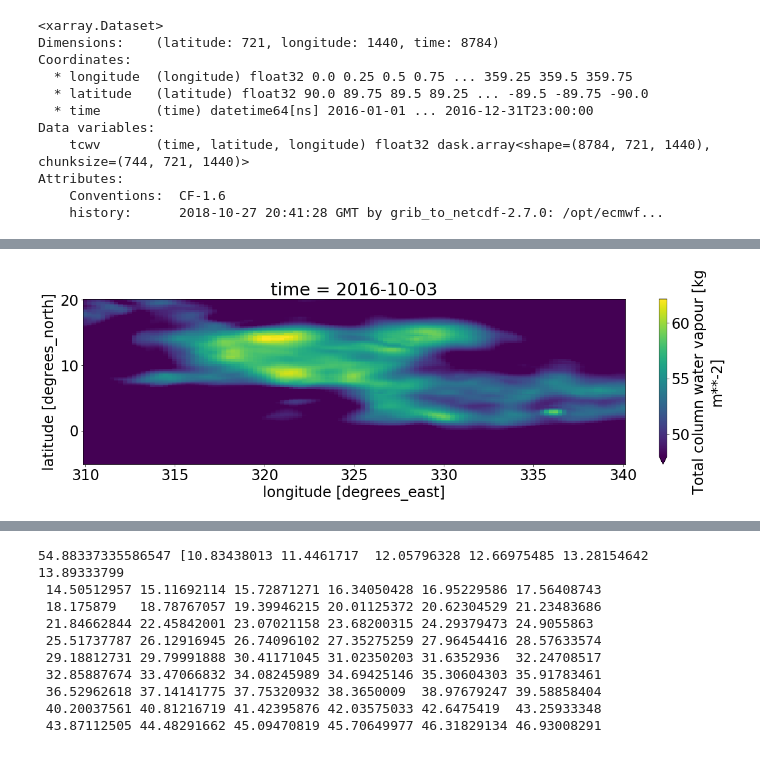
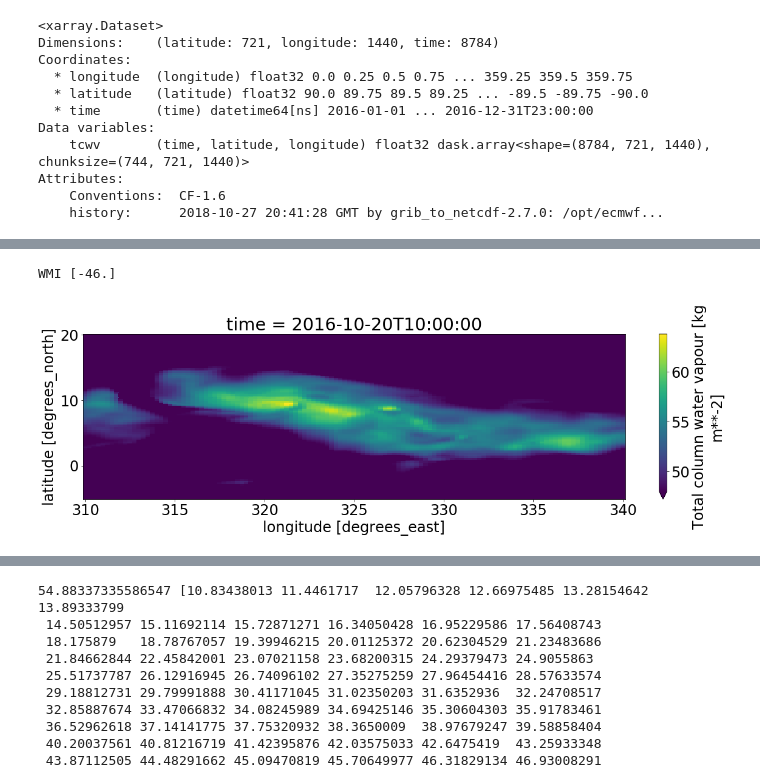
Before and after one commit to tbeucler/2019_WMI, a Jupyter notebook: dev/davidle/002_Analyze_PW.ipynb, the cells around one changed output, grey strips where cells are left out. Drawn from its saved outputs; the diff is of its cells as text; code cells hidden in the pictures.

```diff
--- a/dev/davidle/002_Analyze_PW.ipynb
+++ b/dev/davidle/002_Analyze_PW.ipynb
@@ -36,6 +54,8 @@ Attributes:
 # %%
 plt.figure(figsize=(20,5))
-PW.tcwv.sel({'time':'2016-10-3T00:00:00', 'latitude':slice(20,-5),'longitude':slice(310,340)}).plot(vmin=48)
+PW.tcwv.sel({'time':'2016-10-20T10:00:00', 'latitude':slice(20,-5),'longitude':slice(310,340)}).plot(vmin=48)
 plt.rcParams.update({'font.size': 24})
+print('WMI', WMI[np.where(PW.time.sel({'time':'2016-10'}).values.astype(int)==datetime.datetime.strptime('2016-10-20 10','%Y-%m-%d %H').timestamp()*1e9)])
 # %% [output]
+WMI [-46.]
-[figure, old version]
+[figure, new version]
```
Also changed, not shown: parts of 28 cells of this notebook.
